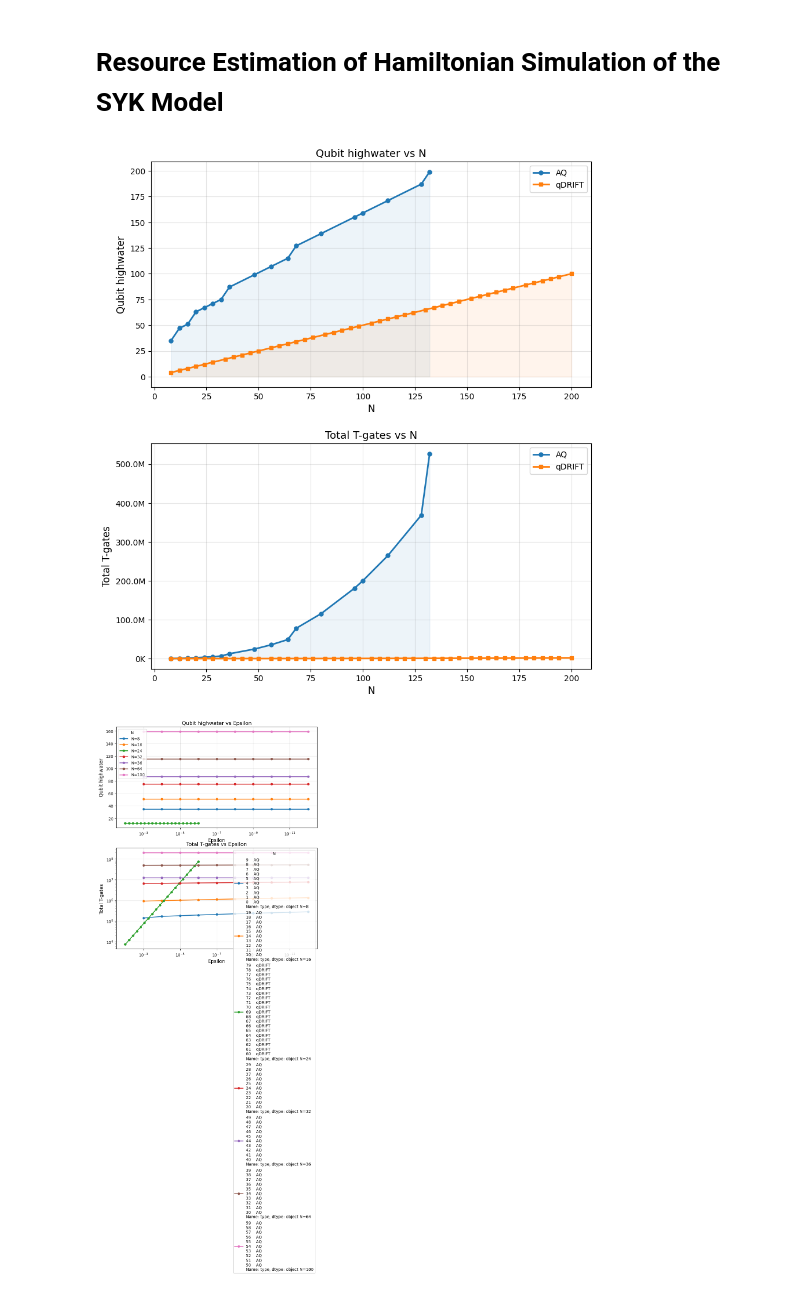
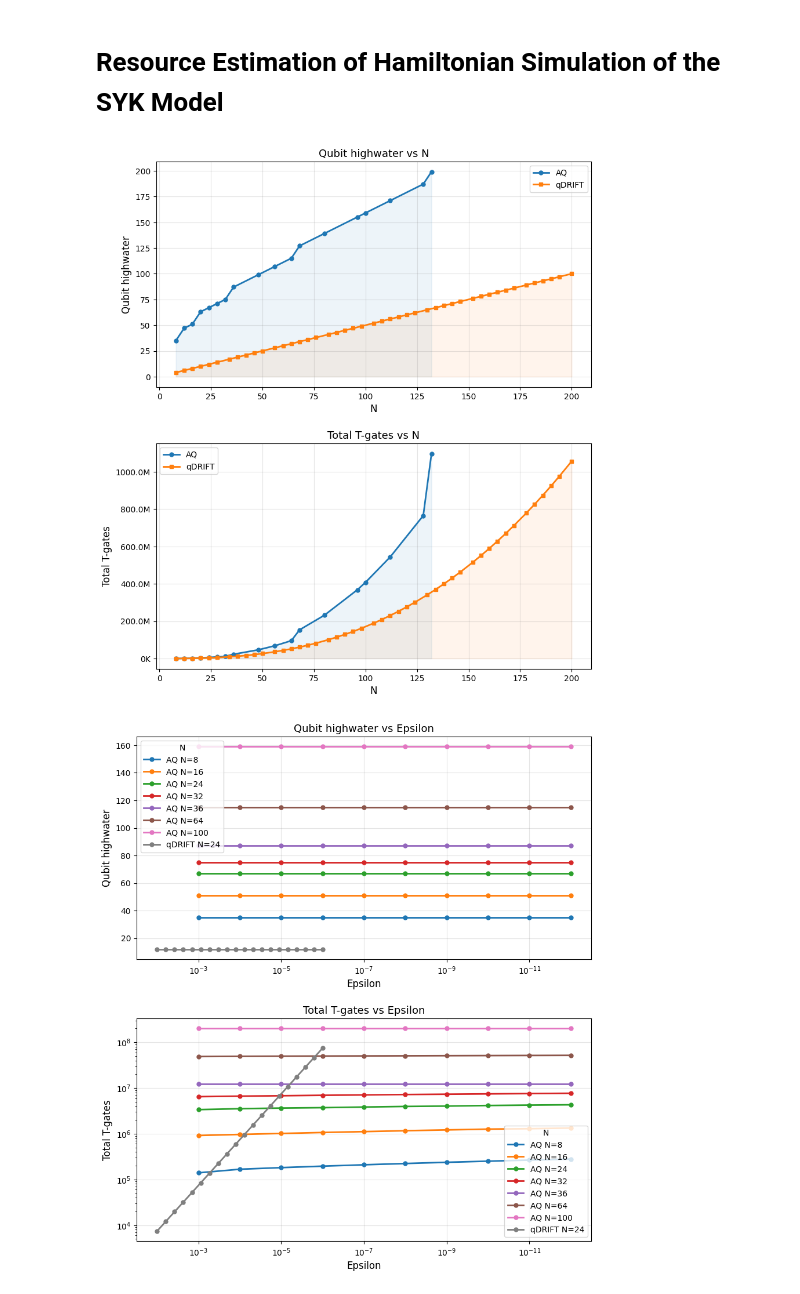
Before and after one commit to b-goldsmith/syk-simulation, a Jupyter notebook: syk_simulation/notebooks/re.ipynb, the cells around one changed output. Drawn from its saved outputs; the diff is of its cells as text; code cells hidden in the pictures.

Commit message:
Updated qDRIFT REs and update epsilon for rotations

```diff
--- a/syk_simulation/notebooks/re.ipynb
+++ b/syk_simulation/notebooks/re.ipynb
@@ -25,7 +25,8 @@ for type_label, group in df.groupby("type"):
     group = group.sort_values("N")
     N_vals          = group["N"].tolist()
     qubit_highwater = group["qubit_highwater"].tolist()
-    total_t_gates   = (group["t_gates"]+group['rotations']*(0.53* np.log2(1/rotation_eps) + 4.86)).tolist()
+    epsilon_alg = group["epsilon"].values[0]
+    total_t_gates   = (group["t_gates"]+group['rotations']*(0.53* np.log2(1/(1 - (1-group['epsilon'])**(1/ group['rotations']))) + 4.86)).tolist()
 
     kwargs = dict(color=style["color"], marker=style["marker"],
                   linewidth=2, markersize=5, label=type_label)
@@ -54,7 +55,7 @@ axes[1].grid(True, color="gray", alpha=0.2)
 plt.tight_layout(pad=2.0)
 plt.show()
 # %% [output]
-[figure, old version]
+[figure, new version]
 # %%
 df = pd.read_csv("re_data/scale_eps_J1_order1.csv")
 
@@ -62,36 +63,36 @@ fig, axes = plt.subplots(2, 1, figsize=(9, 10))
 
 # colors = {8: "#378ADD", 16: "#D85A30", 32: "#1D9E75", 64: "#7F77DD", }
 
-for N, group in df.groupby("N"):
+for (type_label, N), group in df.groupby(["type", "N"]):
     group = group.sort_values("epsilon")
     # color = colors[N]
 
     axes[0].plot(group["epsilon"], group["qubit_highwater"], #color=color,
-                 marker="o", linewidth=2, markersize=5, label=f"{group['type']} N={N}")
+                 marker="o", linewidth=2, markersize=5, label=f"{group['type'].values[0]} N={N}")
 
     axes[1].plot(group["epsilon"], group["total_t_gates"],# color=color,
-                 marker="o", linewidth=2, markersize=5, label=f"{group['type']} N={N}")
+                 marker="o", linewidth=2, markersize=5, label=f"{group['type'].values[0]} N={N}")
 
 # --- Qubit highwater ---
 axes[0].set_xscale("log")
 axes[0].invert_xaxis()
 axes[0].set_xlabel("Epsilon", fontsize=12)
 axes[0].set_ylabel("Qubit highwater", fontsize=12)
 axes[0].set_title("Qubit highwater vs Epsilon", fontsize=13)
 axes[0].legend(title="N")
 axes[0].grid(True, color="gray", alpha=0.2)
 
 # --- Total T-gates ---
 axes[1].set_xscale("log")
 axes[1].set_yscale("log")
 axes[1].invert_xaxis()
 axes[1].set_xlabel("Epsilon", fontsize=12)
 axes[1].set_ylabel("Total T-gates", fontsize=12)
 axes[1].set_title("Total T-gates vs Epsilon", fontsize=13)
 axes[1].legend(title="N")
 axes[1].grid(True, color="gray", alpha=0.2)
 
 plt.tight_layout(pad=2.0)
 plt.show()
 # %% [output]
-[figure, old version]
+[figure, new version]
```
Also changed, not shown: 2 other files.
